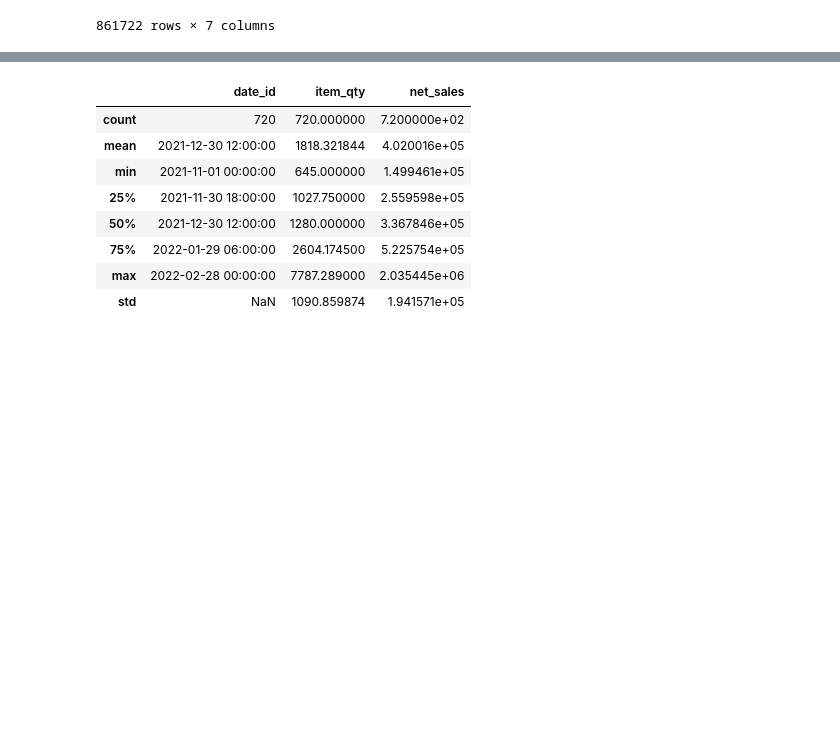
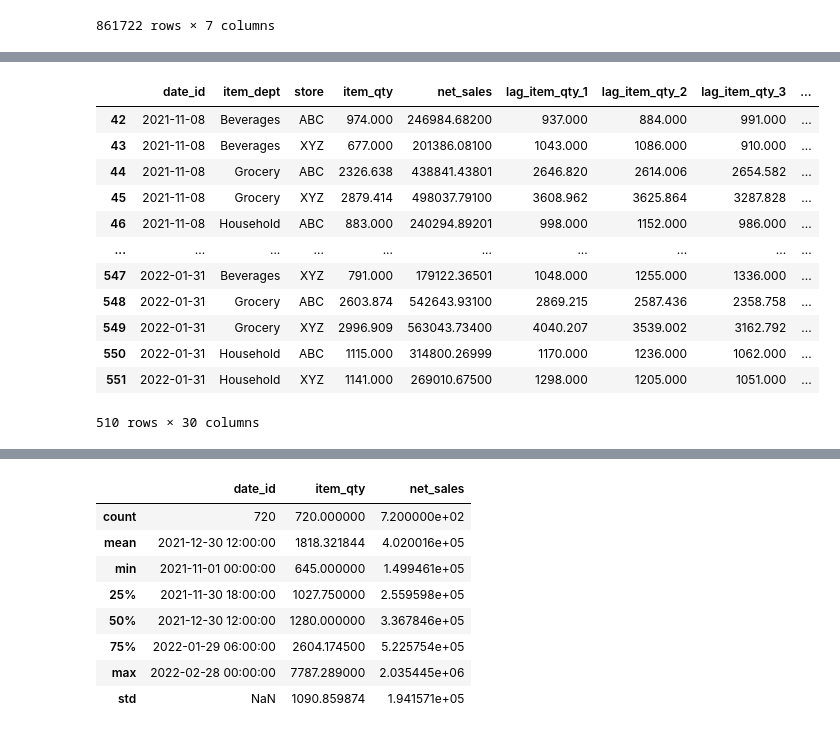
Before and after one commit to Vaseekaran-V/ML_CW, a Jupyter notebook: src/notebooks/modeling_train_test.ipynb, the cells around one changed output, grey strips where cells are left out. Drawn from its saved outputs; the diff is of its cells as text; code cells hidden in the pictures; blank space fills up the shorter version.

```diff
--- a/src/notebooks/modeling_train_test.ipynb
+++ b/src/notebooks/modeling_train_test.ipynb
@@ -101,0 +205,17 @@ data_preprocess.preprocess_data(df=full_df)[['date_id','item_dept', 'store', 'la
+# %%
+train_processed_non_null = train_processed.dropna(axis = 0)
+train_processed_non_null
+# %% [output]
+|  | date_id | item_dept | store | item_qty | net_sales | lag_item_qty_1 | lag_item_qty_2 | lag_item_qty_3 | ... |
+| 42 | 2021-11-08 | Beverages | ABC | 974.000 | 246984.68200 | 937.000 | 884.000 | 991.000 | ... |
+| 43 | 2021-11-08 | Beverages | XYZ | 677.000 | 201386.08100 | 1043.000 | 1086.000 | 910.000 | ... |
+| 44 | 2021-11-08 | Grocery | ABC | 2326.638 | 438841.43801 | 2646.820 | 2614.006 | 2654.582 | ... |
+| 45 | 2021-11-08 | Grocery | XYZ | 2879.414 | 498037.79100 | 3608.962 | 3625.864 | 3287.828 | ... |
+| 46 | 2021-11-08 | Household | ABC | 883.000 | 240294.89201 | 998.000 | 1152.000 | 986.000 | ... |
+| ... | ... | ... | ... | ... | ... | ... | ... | ... | ... |
+| 547 | 2022-01-31 | Beverages | XYZ | 791.000 | 179122.36501 | 1048.000 | 1255.000 | 1336.000 | ... |
+| 548 | 2022-01-31 | Grocery | ABC | 2603.874 | 542643.93100 | 2869.215 | 2587.436 | 2358.758 | ... |
+| 549 | 2022-01-31 | Grocery | XYZ | 2996.909 | 563043.73400 | 4040.207 | 3539.002 | 3162.792 | ... |
+| 550 | 2022-01-31 | Household | ABC | 1115.000 | 314800.26999 | 1170.000 | 1236.000 | 1062.000 | ... |
+| 551 | 2022-01-31 | Household | XYZ | 1141.000 | 269010.67500 | 1298.000 | 1205.000 | 1051.000 | ... |
+510 rows × 30 columns
```
Also changed, not shown: parts of 24 cells of this notebook, 2 other files.
